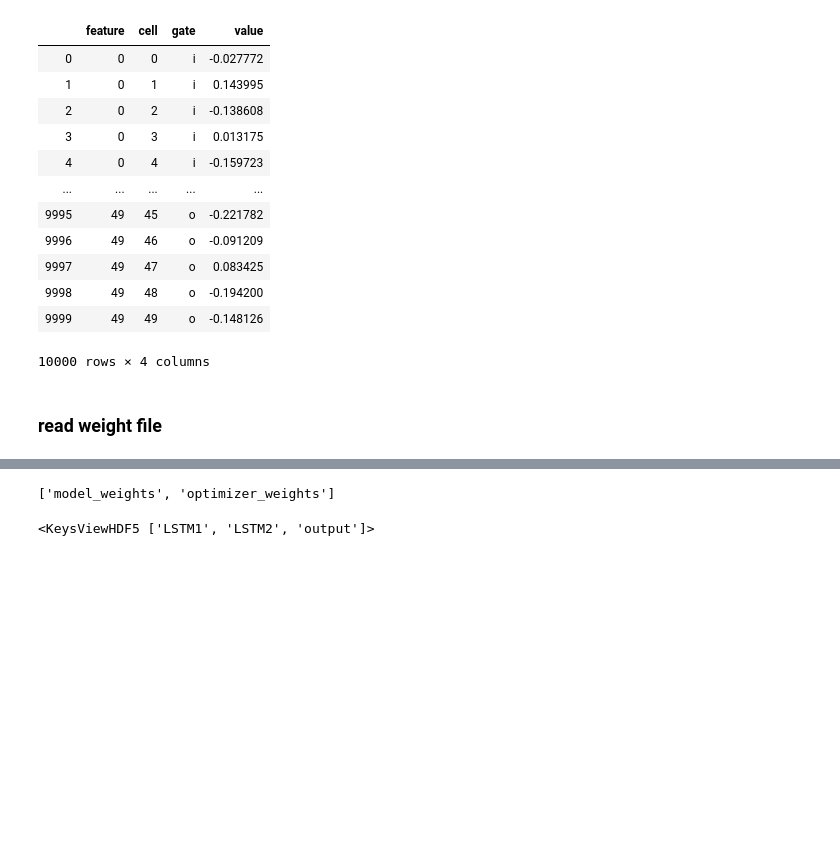
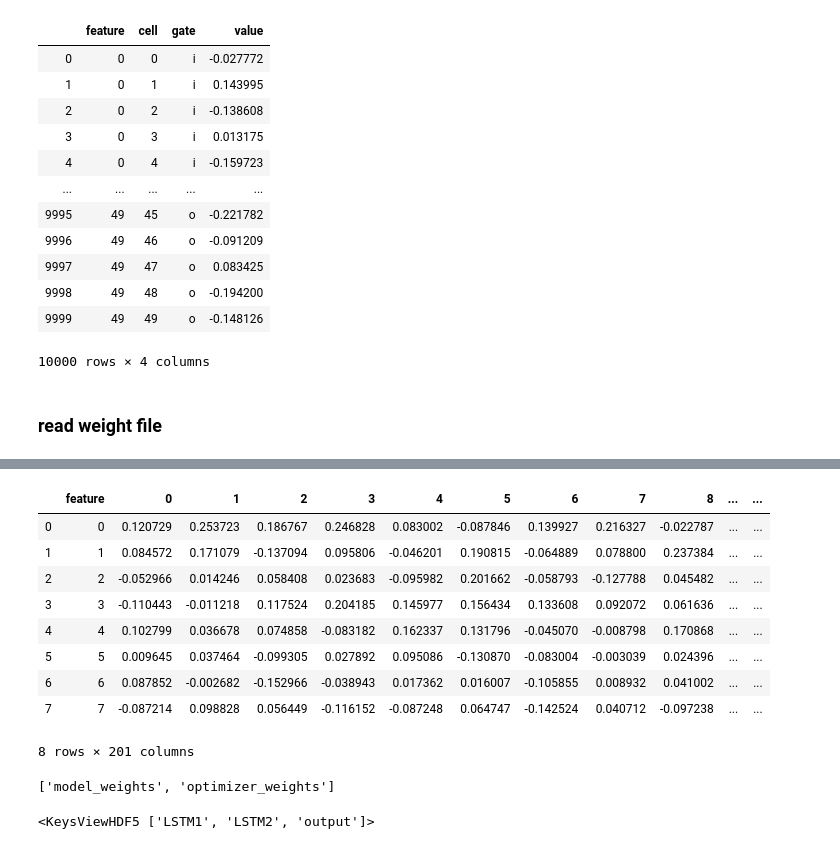
Before and after one commit to gj0706/my_research, a Jupyter notebook: neural_network/data_process.ipynb, the cells around one changed output, grey strips where cells are left out. Saved outputs shown, nothing was run; the diff lists cells and outputs as text; code cells hidden in the pictures; blank space fills up the shorter version.

```diff
--- a/neural_network/data_process.ipynb
+++ b/neural_network/data_process.ipynb
@@ -281,0 +322,14 @@ epoch1
+# %%
+epoch3 = extract_weights('weights003.hdf5',1)
+epoch3
+# %% [output]
+|  | feature | 0 | 1 | 2 | 3 | 4 | 5 | 6 | 7 | 8 | ... | ... |
+| 0 | 0 | 0.120729 | 0.253723 | 0.186767 | 0.246828 | 0.083002 | -0.087846 | 0.139927 | 0.216327 | -0.022787 | ... | ... |
+| 1 | 1 | 0.084572 | 0.171079 | -0.137094 | 0.095806 | -0.046201 | 0.190815 | -0.064889 | 0.078800 | 0.237384 | ... | ... |
+| 2 | 2 | -0.052966 | 0.014246 | 0.058408 | 0.023683 | -0.095982 | 0.201662 | -0.058793 | -0.127788 | 0.045482 | ... | ... |
+| 3 | 3 | -0.110443 | -0.011218 | 0.117524 | 0.204185 | 0.145977 | 0.156434 | 0.133608 | 0.092072 | 0.061636 | ... | ... |
+| 4 | 4 | 0.102799 | 0.036678 | 0.074858 | -0.083182 | 0.162337 | 0.131796 | -0.045070 | -0.008798 | 0.170868 | ... | ... |
+| 5 | 5 | 0.009645 | 0.037464 | -0.099305 | 0.027892 | 0.095086 | -0.130870 | -0.083004 | -0.003039 | 0.024396 | ... | ... |
+| 6 | 6 | 0.087852 | -0.002682 | -0.152966 | -0.038943 | 0.017362 | 0.016007 | -0.105855 | 0.008932 | 0.041002 | ... | ... |
+| 7 | 7 | -0.087214 | 0.098828 | 0.056449 | -0.116152 | -0.087248 | 0.064747 | -0.142524 | 0.040712 | -0.097238 | ... | ... |
+8 rows × 201 columns
```
Also changed, not shown: parts of 7 cells of this notebook.
